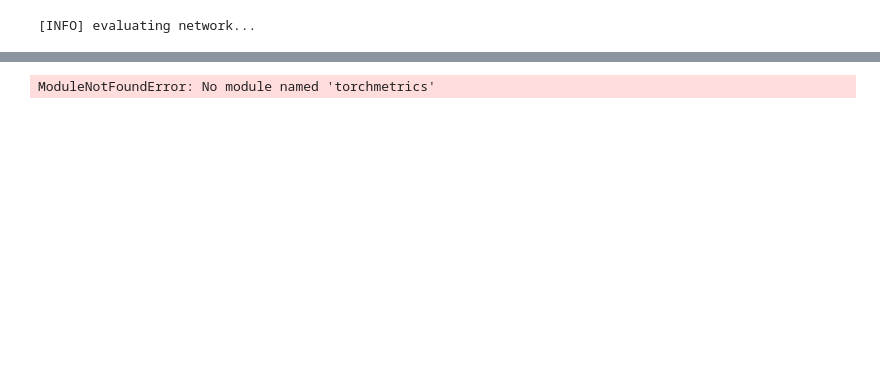
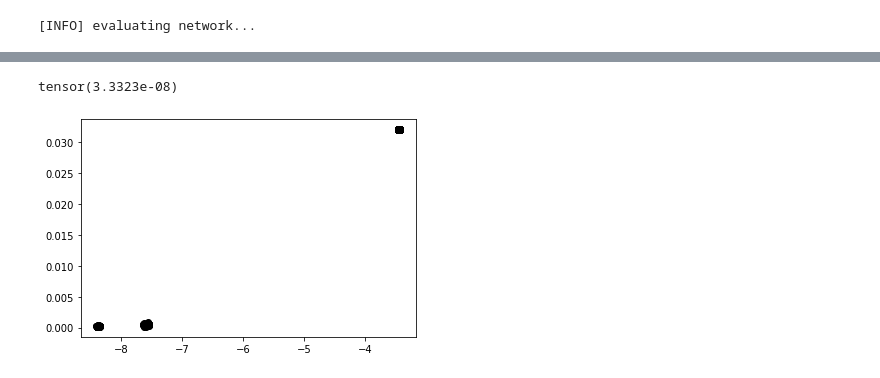
Before and after one commit to KozminArtem/ann-s, a Jupyter notebook: MD/PhAc/WPT_CNN/cnn_1.ipynb, the cells around one changed output, grey strips where cells are left out. Cells and saved outputs as stored; diff of their text form; code cells hidden in the pictures; blank space fills up the shorter version.

```diff
--- a/MD/PhAc/WPT_CNN/cnn_1.ipynb
+++ b/MD/PhAc/WPT_CNN/cnn_1.ipynb
@@ -395,28 +456,30 @@ plt.legend(loc="lower left")
 # %%
 from torchmetrics import MeanSquaredError
 mean_squared_error = MeanSquaredError()
 
 with torch.no_grad():
     # set the model in evaluation mode
     model.eval()
 
     # initialize a list to store our predictions
     preds = []
+    loss = 0
     # loop over the test set
-    for (x, y) in trainDataLoader:
+    for (x, y) in testDataLoader:
         # send the input to the device
         x = x.to(device)
         # make the predictions and add them to the list
         pred = model(x).flatten()
-        print(y)
-        print(pred)
-        print(mean_squared_error(pred, y))
-
+#         print(y)
+#         print(pred)
+        loss += mean_squared_error(pred, y)
 
 
 #         print(y-pred)
 #         print(y.numpy(), (pred.flatten().cpu()).numpy())
         plt.scatter(np.log(y.numpy()), (pred.flatten().cpu()).numpy(), color = 'black')
-        preds.extend(pred.argmax(axis=1).cpu().numpy())
+#         preds.extend(pred.argmax(axis=1).cpu().numpy())
+print(loss/testSteps)
 # %% [output]
-ModuleNotFoundError: No module named 'torchmetrics'
+tensor(3.3323e-08)
+[figure, added]
```
Also changed, not shown: parts of 9 cells of this notebook, 1 other file.
